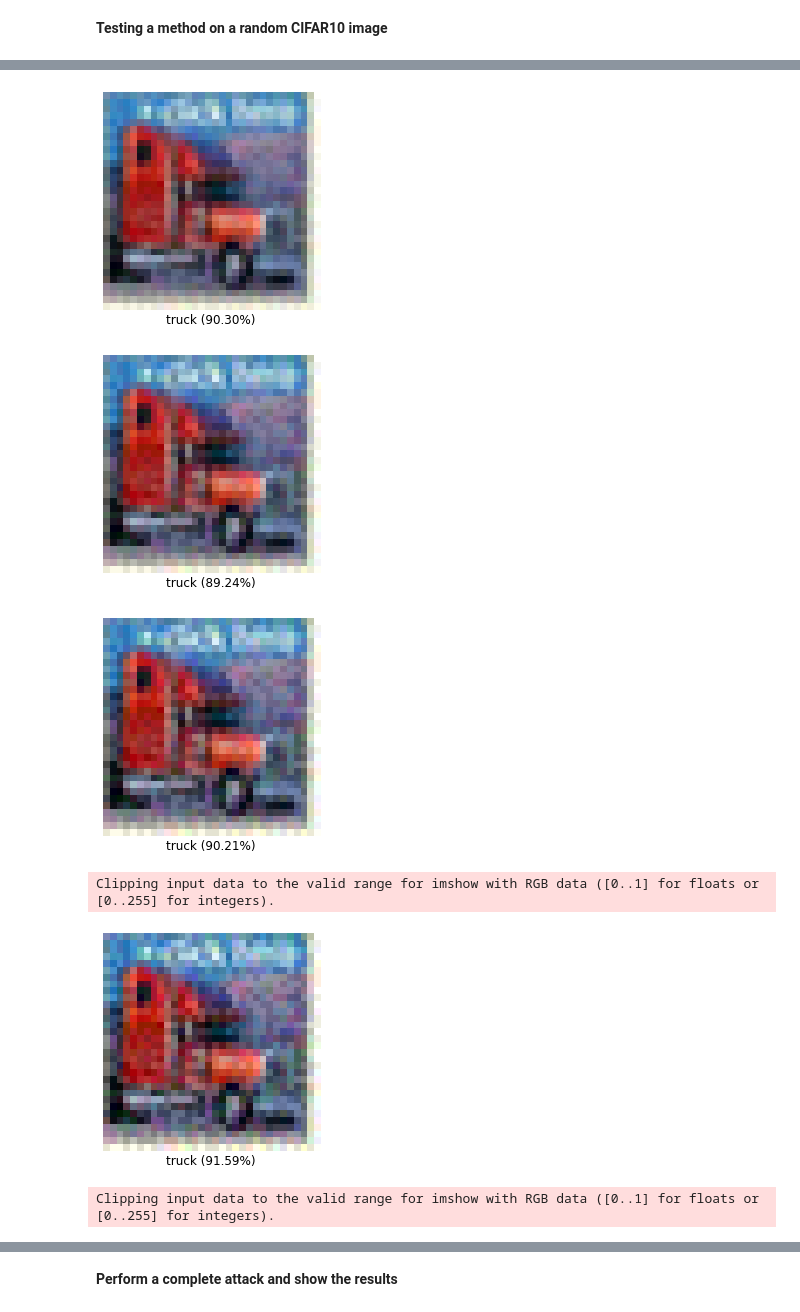
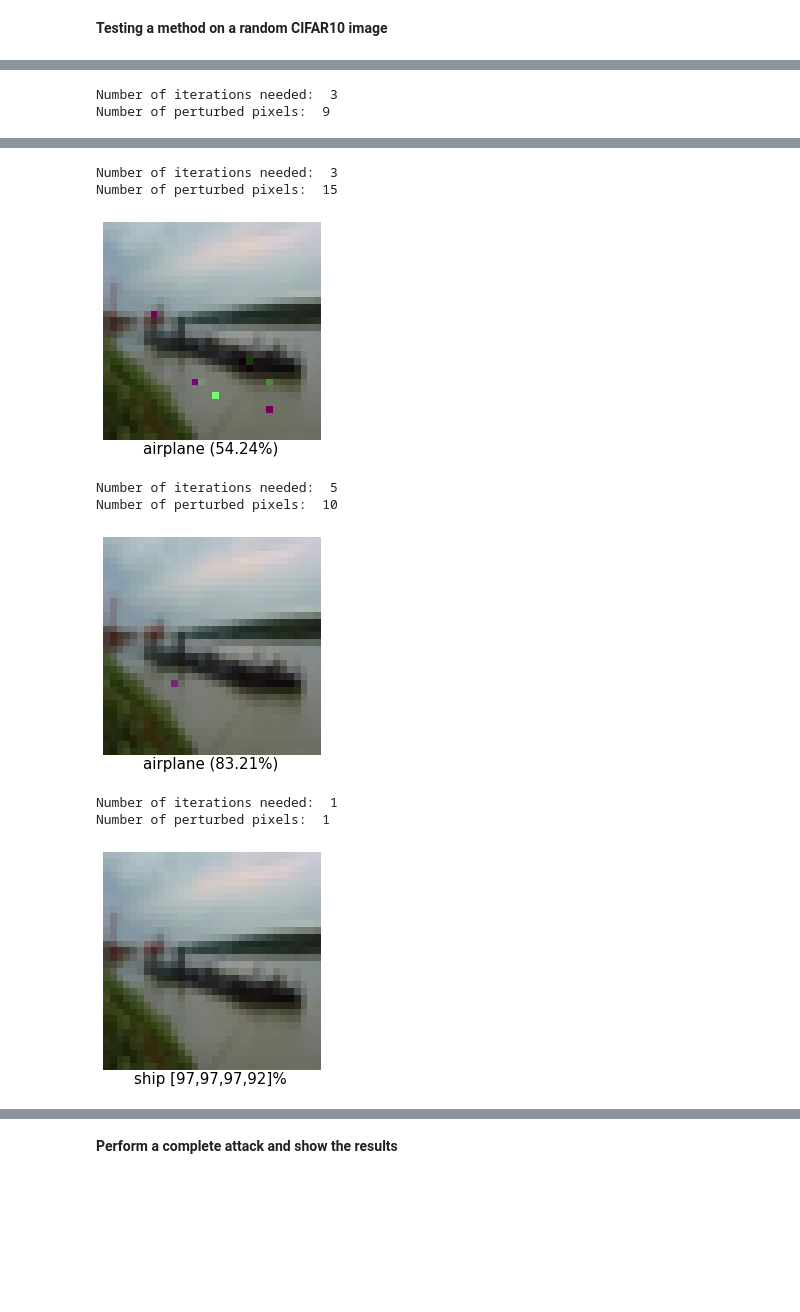
Before and after one commit to pabloac31/TFG, a Jupyter notebook: cifar10_experiments.ipynb, the cells around one changed output, grey strips where cells are left out. Cells and saved outputs as stored; diff of their text form; code cells hidden in the pictures; blank space fills up the shorter version.

```diff
--- a/cifar10_experiments.ipynb
+++ b/cifar10_experiments.ipynb
@@ -75,20 +75,12 @@ params_opa = {'dim': 1, 'target_label': None, 'iters': 100, 'pop_size': 400, 've
 **Testing a method on a random CIFAR10 image**
 # %%
 image, label = next(iter(adv_loader))
-while label.item() != 9:
+while label.item() != 8:
   image, label = next(iter(adv_loader))
 
 p = [0,0,0,0]
 for i, model in enumerate([resnet, densenet, mobnet, iv3]):
-  params_fgsm = {'epsilon': 0.01, 'clip': True}
-  attack_failed = True
-  for j in range(50):
-    attack_failed, p[i] = test_method(model, device, image.clone(), label.clone(), method='fgsm', params=params_fgsm, show_pert=False)
-    if not attack_failed or i > 100:
-      print(params_fgsm['epsilon'])
-      break
-    else:
-      params_fgsm['epsilon'] += 0.01
+  attack_failed, p[i] = test_method(model, device, image.clone(), label.clone(), method='sparsefool', params=params_sparsefool, show_pert=False)
 
 fun(image.clone(), " [{:.0f},{:.0f},{:.0f},{:.0f}]%".format(p[0],p[1],p[2],p[3]))
 # %% [output]
@@ -95,0 +88,2 @@ fun(image.clone(), " [{:.0f},{:.0f},{:.0f},{:.0f}]%".format(p[0],p[1],p[2],p[3])
+Number of iterations needed:  3
+Number of perturbed pixels:  9
@@ -97,6 +91,9 @@ fun(image.clone(), " [{:.0f},{:.0f},{:.0f},{:.0f}]%".format(p[0],p[1],p[2],p[3])
+Number of iterations needed:  3
+Number of perturbed pixels:  15
-[figure, old version]
+[figure, new version]
+Number of iterations needed:  5
+Number of perturbed pixels:  10
-[figure, old version]
+[figure, new version]
+Number of iterations needed:  1
+Number of perturbed pixels:  1
-[figure, old version]
+[figure, new version]
-Clipping input data to the valid range for imshow with RGB data ([0..1] for floats or [0..255] for integers).
-[figure, removed]
-Clipping input data to the valid range for imshow with RGB data ([0..1] for floats or [0..255] for integers).
```
Also changed, not shown: parts of 4 cells of this notebook.
